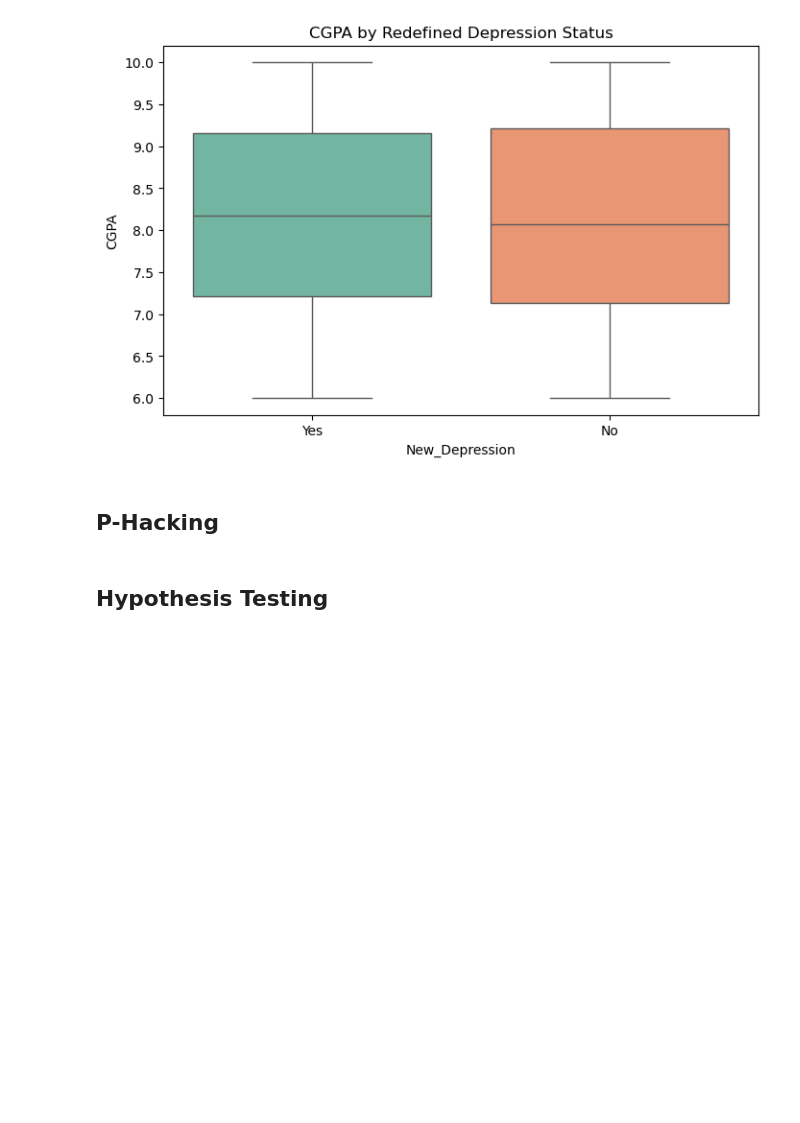
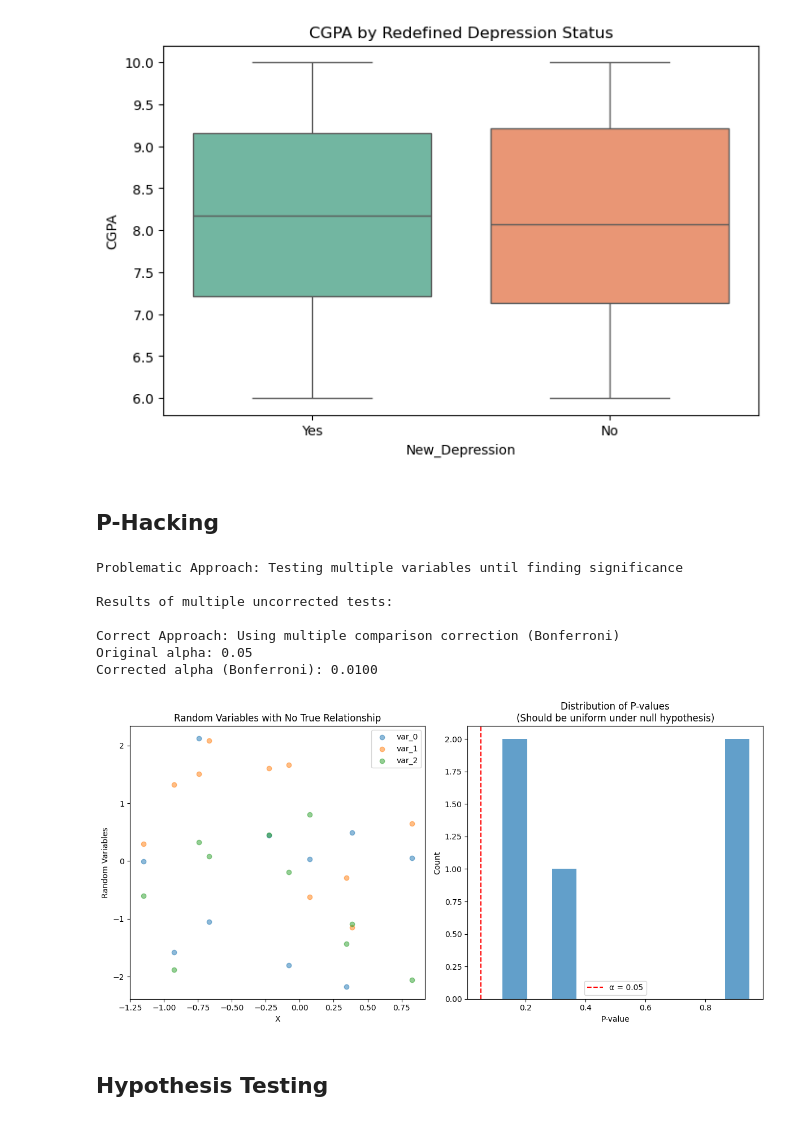
Before and after one commit to yfsongum/568_project_3, a Jupyter notebook: unethical_analysis.ipynb, the cells around one changed output. Cells and saved outputs as stored; diff of their text form; code cells hidden in the pictures; blank space fills up the shorter version.

```diff
--- a/unethical_analysis.ipynb
+++ b/unethical_analysis.ipynb
@@ -129,5 +132,83 @@ Passing `palette` without assigning `hue` is deprecated and will be removed in v
 [figure]
 # %% [markdown]
 ## P-Hacking
+# %%
+def demonstrate_data_fishing():
+    """
+    Demonstrate how data fishing can lead to false positives.
+    This is for educational purposes to show what NOT to do.
+    """
+    # Generate random data
+    data = pd.DataFrame({
+        'x': np.random.normal(0, 1, 10),
+        'y': np.random.normal(0, 1, 10)
+    })
+
+    # Test multiple variables until finding significance
+    print("Testing multiple variables until finding significance")
+
+    # Create multiple random variables
+    for i in range(5):
+        data[f'var_{i}'] = np.random.normal(0, 1, len(data))
+
+    # Perform multiple t-tests without correction
+    significant_findings = []
+    for col in data.columns[2:]:  # Skip x and y
+        t_stat, p_val = stats.ttest_ind(data[col], data['y'])
+        if p_val < 0.05:
+            significant_findings.append((col, p_val))
+
+    print("\nResults of multiple uncorrected tests:")
+    for var, p_val in significant_findings:
+        print(f"Found 'significant' relationship for {var} (p = {p_val:.4f})")
+
+    # Correct approach: Using multiple comparison correction
+    print("\nCorrect Approach: Using multiple comparison correction (Bonferroni)")
+    alpha = 0.05
+    n_tests = len(data.columns) - 2  # Number of comparisons
+    corrected_alpha = alpha / n_tests
+
+    print(f"Original alpha: {alpha}")
+    print(f"Corrected alpha (Bonferroni): {corrected_alpha:.4f}")
+
+    # Visualize the problem
+    plt.figure(figsize=(12, 6))
+
+    # Plot 1: Show random relationships
+    plt.subplot(1, 2, 1)
+    for i in range(3):
+        plt.scatter(data['x'], data[f'var_{i}'], alpha=0.5, label=f'var_{i}')
+    plt.title('Random Variables with No True Relationship')
+    plt.xlabel('X')
+    plt.ylabel('Random Variables')
+    plt.legend()
+
+    # Plot 2: Show p-value distribution
+    plt.subplot(1, 2, 2)
+    p_values = []
+    for col in data.columns[2:]:
+        t_stat, p_val = stats.ttest_ind(data[col], data['y'])
+        p_values.append(p_val)
+
+    plt.hist(p_values, bins=10, alpha=0.7)
+    plt.axvline(x=0.05, color='r', linestyle='--', label='α = 0.05')
+    plt.title('Distribution of P-values')
+    plt.xlabel('P-value')
+    plt.ylabel('Count')
+    plt.legend()
+
+    plt.tight_layout()
+    plt.savefig('statistical_pitfalls.png')
+
+demonstrate_data_fishing()
+# %% [output]
+Problematic Approach: Testing multiple variables until finding significance
+
+Results of multiple uncorrected tests:
+
+Correct Approach: Using multiple comparison correction (Bonferroni)
+Original alpha: 0.05
+Corrected alpha (Bonferroni): 0.0100
+[figure, added]
 # %% [markdown]
 ## Hypothesis Testing
```
Also changed, not shown: parts of 4 cells of this notebook.
